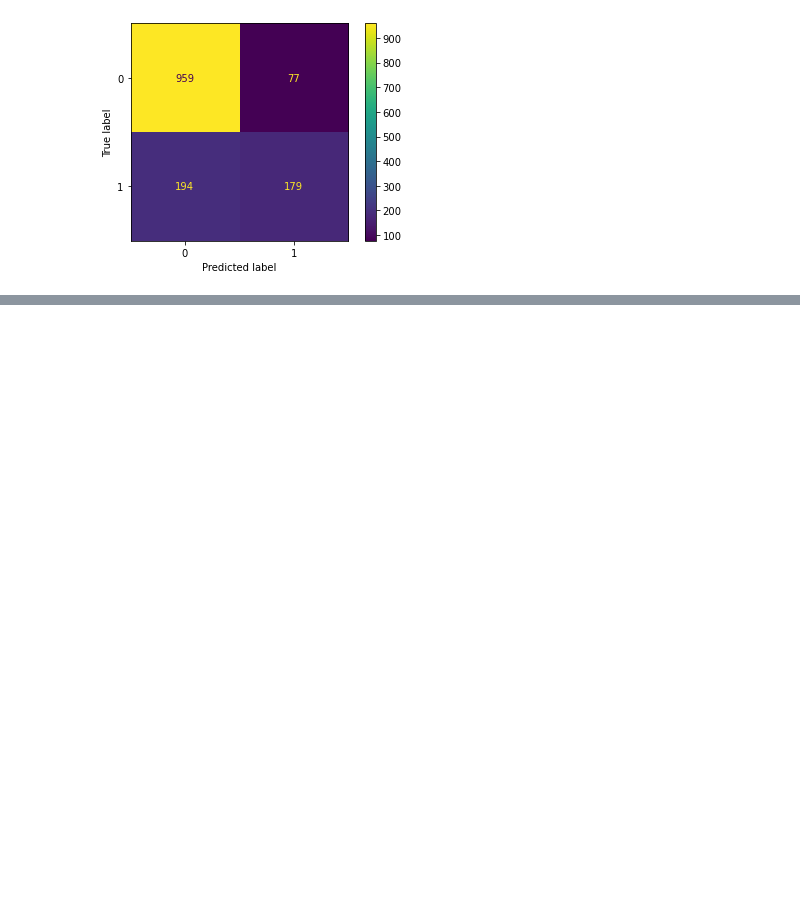
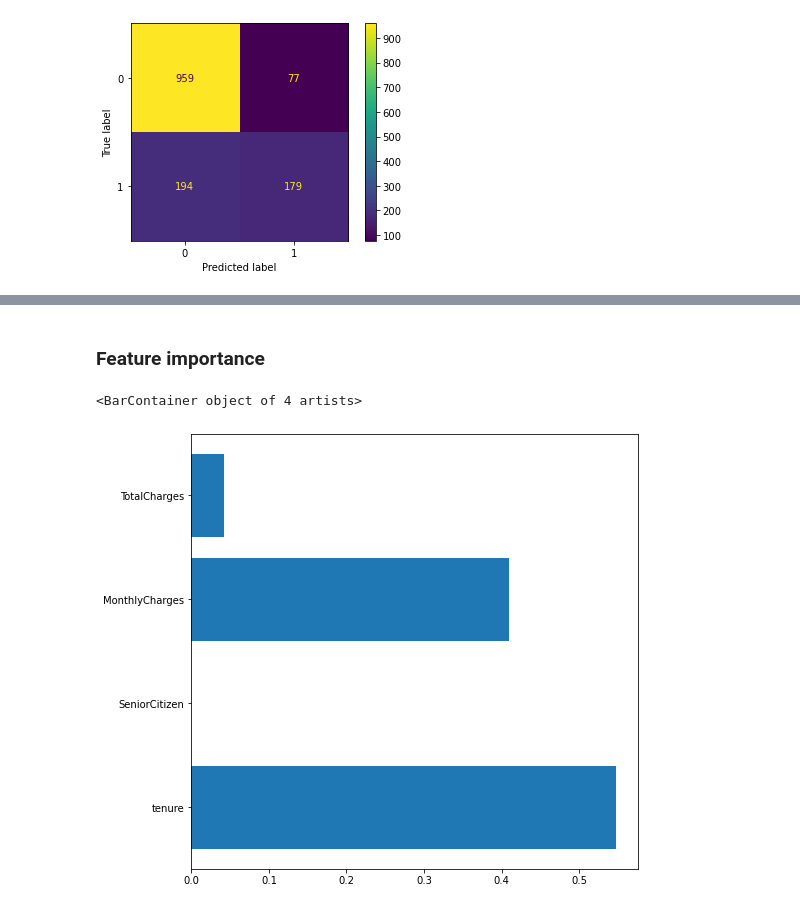
Before and after one commit to ArinaNihon/IRONARINA_LABS, a Jupyter notebook: Lab _Classification, Handling_Imbalanced_Data/Lab _Classification, Handling_Imbalanced_Data.ipynb, the cells around one changed output, grey strips where cells are left out. Drawn from its saved outputs; the diff is of its cells as text; code cells hidden in the pictures; blank space fills up the shorter version.

```diff
--- a/Lab _Classification, Handling_Imbalanced_Data/Lab _Classification, Handling_Imbalanced_Data.ipynb
+++ b/Lab _Classification, Handling_Imbalanced_Data/Lab _Classification, Handling_Imbalanced_Data.ipynb
@@ -315,0 +460,8 @@ Confusion matrix for the test set
+# %% [markdown]
+### Feature importance
+# %%
+plt.figure(figsize=(8,8))
+plt.barh(X.columns,model.feature_importances_)
+# %% [output]
+<BarContainer object of 4 artists>
+[figure, added]
```
Also changed, not shown: parts of 26 cells of this notebook.
